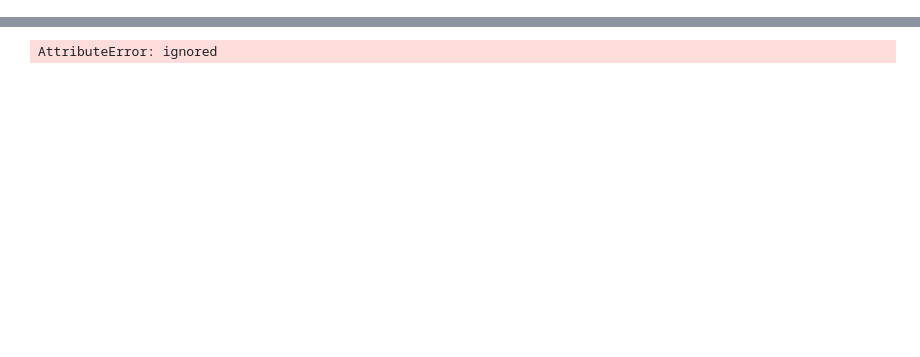
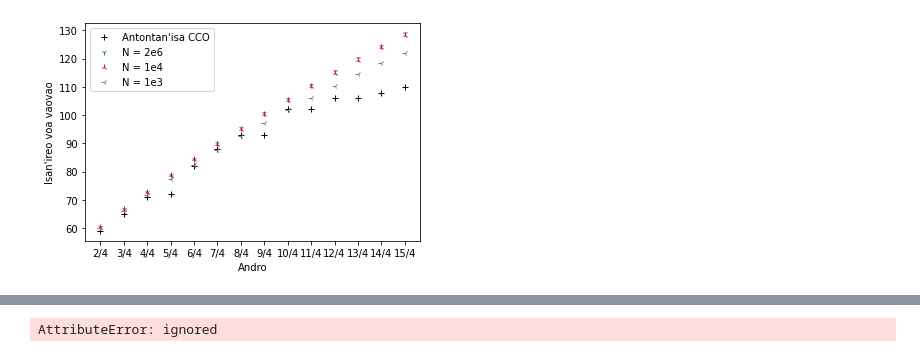
Before and after one commit to herysedra/covid19-mankaiza-clone, a Jupyter notebook: scripts/paper/simple_blocks/sir_mod_function.ipynb, the cells around one changed output, grey strips where cells are left out. Saved outputs shown, nothing was run; the diff lists cells and outputs as text; code cells hidden in the pictures; blank space fills up the shorter version.

```diff
--- a/scripts/paper/simple_blocks/sir_mod_function.ipynb
+++ b/scripts/paper/simple_blocks/sir_mod_function.ipynb
@@ -16,3 +35,17 @@ import time
+# %%
+date_data_begin = datetime.date(2020,4,2)
+date_data_end = datetime.date(2020,4,15)
+
+
+format_date = lambda date_py: '{}/{}/{}'.format(date_py.month, date_py.day,
+                                                 str(date_py.year)[2:4])
+
+date_formatted_begin = format_date(date_data_begin)
+date_formatted_end = format_date(date_data_end)
+
+
+cases_c_m_obs =  np.array(cco_cases_mdg.loc[date_formatted_begin:date_formatted_end, 'confirmes tvm'])
+cco_vao_lst = list(cases_c_m_obs)
 # %%
 NT = 2e6
 N10 = 1e4
@@ -30,25 +63,43 @@ ItotT = 54
 IvT = 4
 IT = 54 # mbola tsy nisy sitrana hatreo
 
+ItotT_lst = []
+IvT_lst = []
+
 Itot10 = 54
 Iv10 = 4
 I10 = 54
+
+Itot10_lst = []
+Iv10_lst = []
 
 Itot1 = 54
 Iv1 = 4
 I1 = 54
 
+Itot1_lst = []
+Iv1_lst = []
+
 ItotT3 = 54
 IvT3 = 4
 IT3 = 54
+
+ItotT3_lst = []
+IvT3_lst = []
 
 Itot103 = 54
 Iv103 = 4
 I103 = 54
 
+Itot103_lst = []
+Iv103_lst = []
+
 Itot13 = 54
 Iv13 = 4
 I13 = 54
+
+Itot13_lst = []
+Iv13_lst = []
 
 lc = 0.12
 mc = 0.15
@@ -56,33 +107,78 @@ mc = 0.15
 l3 = 0.45
 m3 = 0.15
 
-i = 1
+daty_lav = datetime.date(2020,4,1)
+formatf_date = lambda date_py: '{}/{}'.format(date_py.day, date_py.month)
 
-for el in range(15):
-  i =  i + 1
+daty_lst = []
+
+
+for el in range(14):
+  daty_lav =  daty_lav + datetime.timedelta(days = 1)
+  daty = formatf_date(daty_lav)
+  daty_lst.append(daty)
+
   IvT = (lc/NT)*ST*IT
   ST = ST - (lc/NT)*IT
   IT = IT + IvT - mc*IT
   ItotT = ItotT + IvT
+
+  ItotT_lst.append(round(ItotT, 2))
+  IvT_lst.append(round(IvT, 2))
+
   Iv10 = (lc/N10)*S10*I10
   S10 = S10 - (lc/N10)*I10
   I10 = I10 + Iv10 - mc*I10
   Itot10 = Itot10 + Iv10
+
+  Itot10_lst.append(round(Itot10, 2))
+  Iv10_lst.append(round(Iv10, 2))
+
   Iv1 = (lc/N1)*S1*I1
   S1 = S1 - (lc/N1)*I1
   I1 = I1 + Iv1 - mc*I1
   Itot1 = Itot1 + Iv1
+
+  Itot1_lst.append(round(Itot1, 2))
+  Iv1_lst.append(round(Iv1, 2))
+
   IvT3 = (l3/NT)*ST3*IT3
   ST3 = ST3 - (l3/NT)*IT3
   IT3 = IT3 + IvT3 - m3*IT3
   ItotT3 = ItotT3 + IvT3
+
+  ItotT3_lst.append(round(ItotT3, 2))
+  IvT3_lst.append(round(IvT3, 2))
+
   Iv103 = (l3/N10)*S103*I103
   S103 = S103 - (l3/N10)*I103
   I103 = I103 + Iv103 - m3*I103
   Itot103 = Itot103 + Iv103
+
+  Itot103_lst.append(round(Itot103, 2))
+  Iv103_lst.append(round(Iv103, 2))
+
   Iv13 = (l3/N1)*S13*I13
   S13 = S13 - (l3/N1)*I13
   I13 = I13 + Iv13 - m3*I13
   Itot13 = Itot13 + Iv13
-  print(i, '/4 &', round(ItotT, 2), '&', round(IvT, 2), '&', round(Itot10, 2), '&', round(Iv10, 2), '&', round(Itot1, 2), '&', round(Iv1, 2), '&', round(ItotT3, 2), '&', round(IvT3, 2), '&', round(Itot103, 2), '&', round(Iv103, 2), '&', round(Itot13, 2), '&', round(Iv13, 2))
+
+  Itot13_lst.append(round(Itot13, 2))
+  Iv13_lst.append(round(Iv13, 2))
+
+ # print(daty, round(ItotT, 2), '&', round(IvT, 2), '&', round(Itot10, 2), '&', round(Iv10, 2), '&', round(Itot1, 2), '&', round(Iv1, 2), '&', round(ItotT3, 2), '&', round(IvT3, 2), '&', round(Itot103, 2), '&', round(Iv103, 2), '&', round(Itot13, 2), '&', round(Iv13, 2))
+#print('ItotT :', ItotT_lst, sep=" ")
+
+
+
+
+plt.figure()
+plt.plot(daty_lst, cco_vao_lst, marker ="+",ls = 'None', color='black',label="Antontan'isa CCO")
+plt.plot(daty_lst,ItotT_lst, "1", ls = 'None', label='N = 2e6')
+plt.plot(daty_lst,Itot10_lst, marker ="2",ls = 'None', color='red',label='N = 1e4')
+plt.plot(daty_lst,Itot1_lst, marker = "3", ls = 'None', color='grey', label='N = 1e3')
+plt.xlabel('Andro')
+plt.ylabel("Isan'ireo voa vaovao")
+plt.legend(loc= 'best')
+plt.savefig(path_to_save+'R0ccoSIRmiv.png')
 # %% [output]
@@ -103,0 +185 @@ for el in range(15):
+[figure, added]
```
Also changed, not shown: parts of 4 cells of this notebook.
